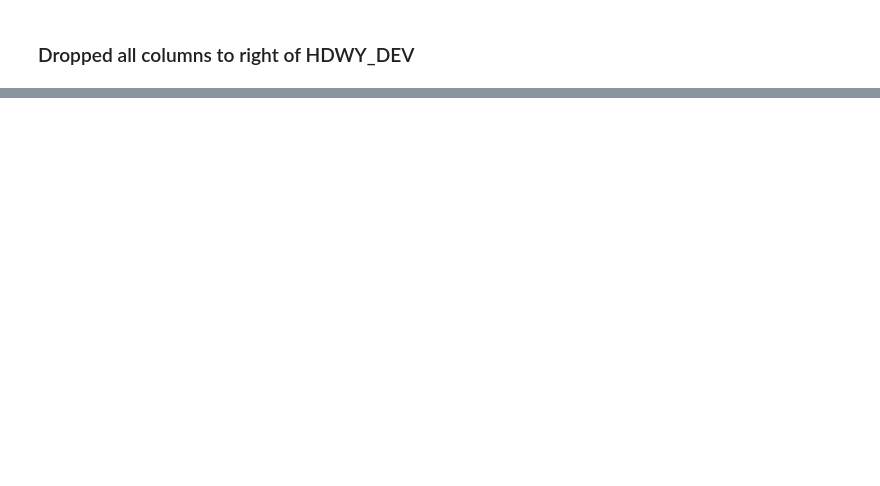
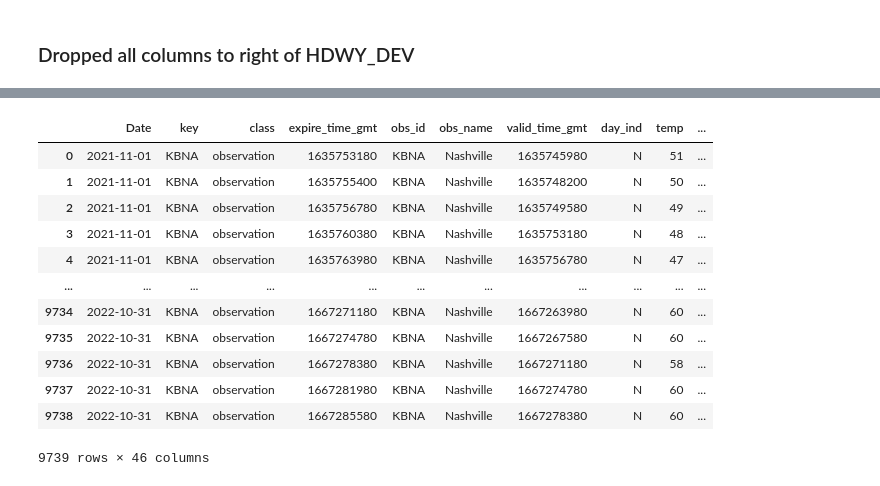
Before and after one commit to NSS-Data-Analytics-Cohort-7/wego-data-world-problems, a Jupyter notebook: notebook/wego-EDA.ipynb, the cells around one changed output, grey strips where cells are left out. Drawn from its saved outputs; the diff is of its cells as text; code cells hidden in the pictures; blank space fills up the shorter version.

Commit message:
Merged dataframes

```diff
--- a/notebook/wego-EDA.ipynb
+++ b/notebook/wego-EDA.ipynb
@@ -43,0 +172,17 @@ headway.BLOCK_ABBR.unique()
+# %%
+weather_all['Date'] = weather_all['Date'].str[:10]
+weather_all
+# %% [output]
+|  | Date | key | class | expire_time_gmt | obs_id | obs_name | valid_time_gmt | day_ind | temp | ... |
+| 0 | 2021-11-01 | KBNA | observation | 1635753180 | KBNA | Nashville | 1635745980 | N | 51 | ... |
+| 1 | 2021-11-01 | KBNA | observation | 1635755400 | KBNA | Nashville | 1635748200 | N | 50 | ... |
+| 2 | 2021-11-01 | KBNA | observation | 1635756780 | KBNA | Nashville | 1635749580 | N | 49 | ... |
+| 3 | 2021-11-01 | KBNA | observation | 1635760380 | KBNA | Nashville | 1635753180 | N | 48 | ... |
+| 4 | 2021-11-01 | KBNA | observation | 1635763980 | KBNA | Nashville | 1635756780 | N | 47 | ... |
+| ... | ... | ... | ... | ... | ... | ... | ... | ... | ... | ... |
+| 9734 | 2022-10-31 | KBNA | observation | 1667271180 | KBNA | Nashville | 1667263980 | N | 60 | ... |
+| 9735 | 2022-10-31 | KBNA | observation | 1667274780 | KBNA | Nashville | 1667267580 | N | 60 | ... |
+| 9736 | 2022-10-31 | KBNA | observation | 1667278380 | KBNA | Nashville | 1667271180 | N | 58 | ... |
+| 9737 | 2022-10-31 | KBNA | observation | 1667281980 | KBNA | Nashville | 1667274780 | N | 60 | ... |
+| 9738 | 2022-10-31 | KBNA | observation | 1667285580 | KBNA | Nashville | 1667278380 | N | 60 | ... |
+9739 rows × 46 columns
```
Also changed, not shown: parts of 15 cells of this notebook.
